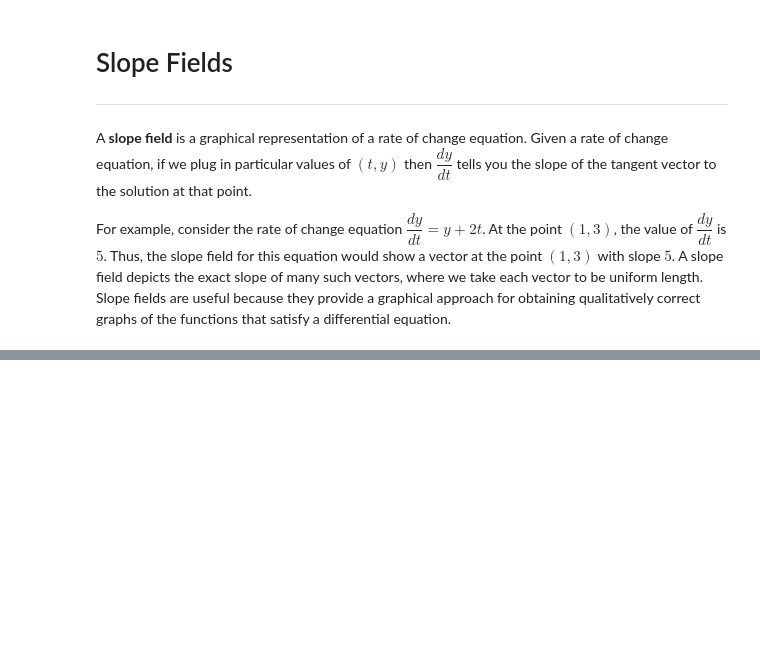
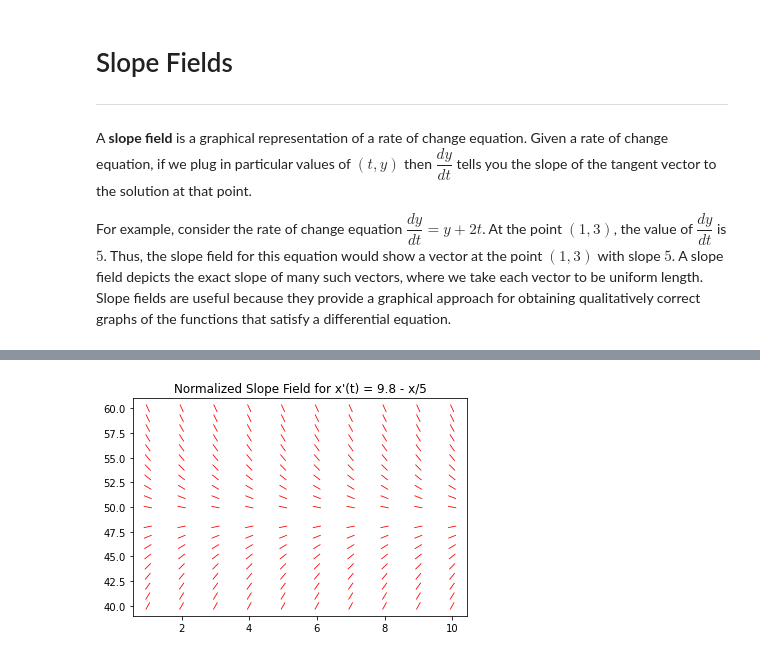
Before and after one commit to CU-Denver-MathStats-OER/ODEs, a Jupyter notebook: Chp1/02 Slope Fields.ipynb, the cells around one changed output, grey strips where cells are left out. Cells and saved outputs as stored; diff of their text form; code cells hidden in the pictures; blank space fills up the shorter version.

```diff
--- a/Chp1/02 Slope Fields.ipynb
+++ b/Chp1/02 Slope Fields.ipynb
@@ -74,0 +192,22 @@ For each of the slope fields in the previous problem, sketch in graphs of severa
+# %%
+# normalize the line segments
+dxu = dx / np.sqrt(dt**2 + dx**2)  # normalize dx
+dtu = dt / np.sqrt(dt**2 + dx**2)  # normalize dt
+
+def slope_field():
+    plt.quiver(T, X, dtu, dxu,  # Plot a 2D field of arrows
+               headaxislength=5,
+               headlength=0,
+               pivot='middle',
+               scale=2,
+               linewidth=.2,
+               units='xy',
+               width = .05,
+               headwidth=1,
+               color='red')
+    plt.title('Normalized Slope Field for x\'(t) = 9.8 - x/5')
+    plt.show()
+
+slope_field()
+# %% [output]
+[figure, added]
```
Also changed, not shown: parts of 27 cells of this notebook, 11 other files.
